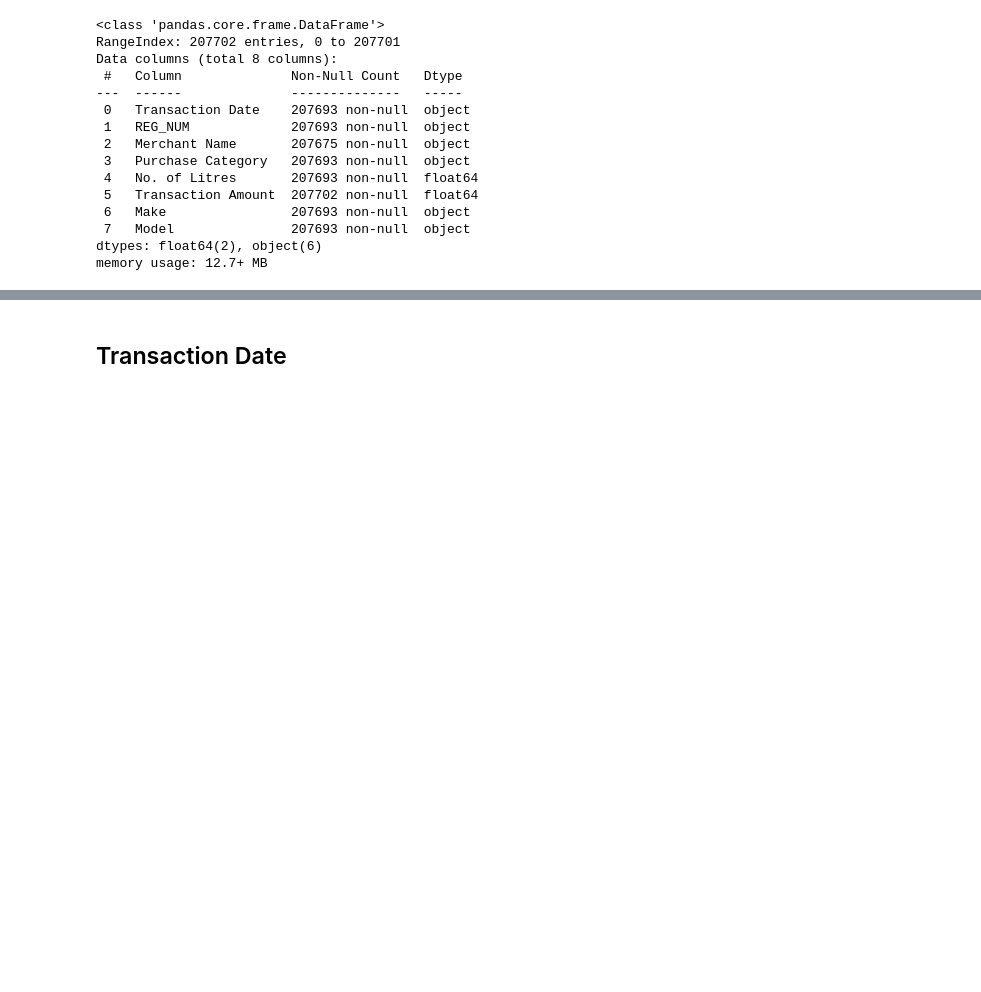
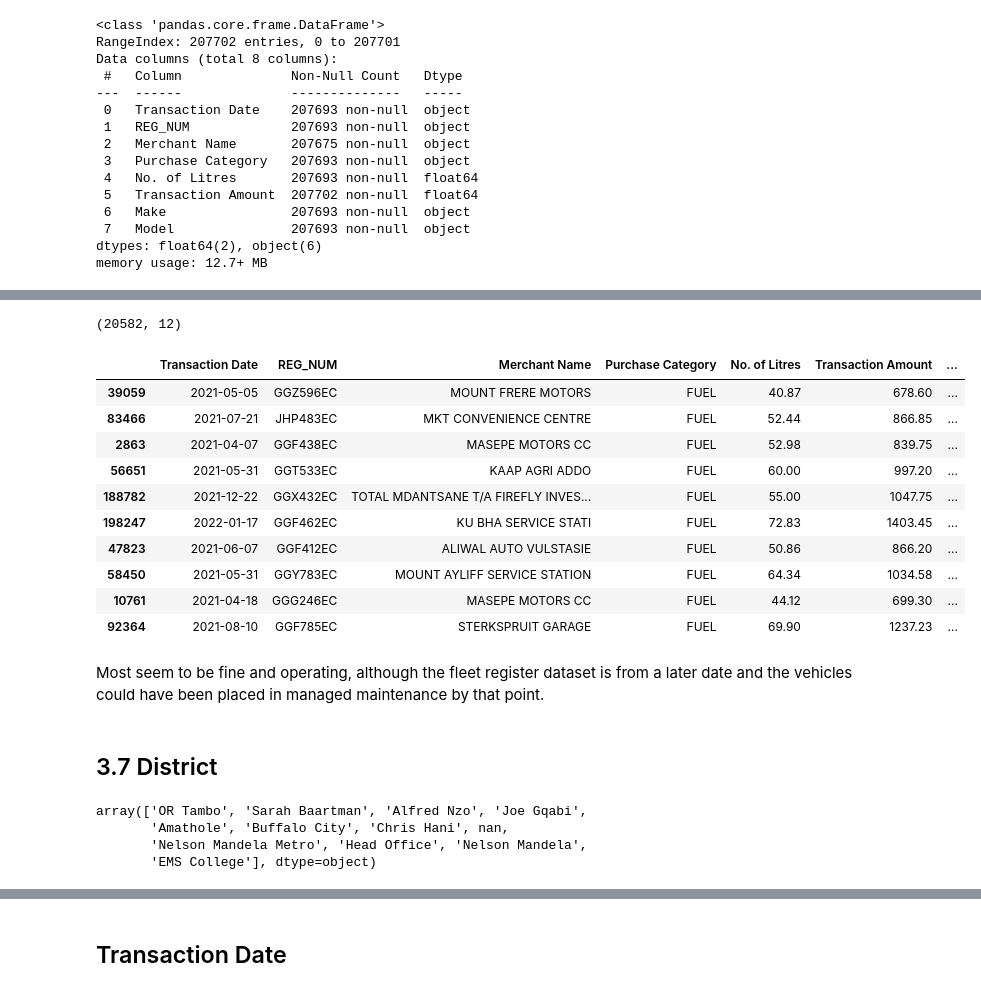
Before and after one commit to Jared-T/masters-dissertation, a Jupyter notebook: notebooks/Final_Data_Prep.ipynb, the cells around one changed output, grey strips where cells are left out. Drawn from its saved outputs; the diff is of its cells as text; code cells hidden in the pictures; blank space fills up the shorter version.

```diff
--- a/notebooks/Final_Data_Prep.ipynb
+++ b/notebooks/Final_Data_Prep.ipynb
@@ -42,0 +269,3 @@ memory usage: 12.7+ MB
+# %%
+# Remove the purchase category column
+clean_data = clean_data.drop(columns=['Purchase Category'])
@@ -42,0 +318,21 @@ memory usage: 12.7+ MB
+# %%
+# Extract unique merchant names
+unique_names = clean_data['Merchant Name'].unique()
+
+# Remove null values
+unique_names = unique_names[~pd.isnull(unique_names)]
+
+# Dictionary to hold each name and its similar names
+similar_names_dict = {}
+
+# Iterate over each unique name
+for name in unique_names:
+    # Find similar names
+    similar_names = find_similar_names(name, unique_names)
+    # Store in the dictionary
+    similar_names_dict[name] = similar_names
+
+# Print the results, excluding exact matches
+for name, similarities in similar_names_dict.items():
+    if similarities:  # Only print if there are non-exact matches
+        print(f"{name}: {similarities}")
@@ -42,0 +357,9 @@ memory usage: 12.7+ MB
+# %%
+# Consolidate similar names into a single representative name for each group
+names_map = consolidate_names(similar_names_dict)
+
+# Replace names in the DataFrame
+clean_data = replace_names(clean_data, names_map)
+
+# View the replaced DataFrame
+clean_data.head()
@@ -42,0 +401,3 @@ memory usage: 12.7+ MB
+# %%
+# Trim the white space from the end of the Department values
+clean_data['DEPARTMENT'] = clean_data['DEPARTMENT'].str.strip()
@@ -42,0 +427,32 @@ memory usage: 12.7+ MB
+# %%
+# Check how many transactions were for the 'MANAGED MAINTENANCE' rate card category
+clean_data[clean_data['RATE CARD CATEGORY'] == 'MANAGED MAINTENANCE'].shape
+# %% [output]
+(20582, 12)
+# %%
+# Select a few random transactions for the managed maintenance rate card category
+clean_data[clean_data['RATE CARD CATEGORY'] == 'MANAGED MAINTENANCE'].sample(10)
+# %% [output]
+|  | Transaction Date | REG_NUM | Merchant Name | Purchase Category | No. of Litres | Transaction Amount | ... |
+| 39059 | 2021-05-05 | GGZ596EC | MOUNT FRERE MOTORS | FUEL | 40.87 | 678.60 | ... |
+| 83466 | 2021-07-21 | JHP483EC | MKT CONVENIENCE CENTRE | FUEL | 52.44 | 866.85 | ... |
+| 2863 | 2021-04-07 | GGF438EC | MASEPE MOTORS CC | FUEL | 52.98 | 839.75 | ... |
+| 56651 | 2021-05-31 | GGT533EC | KAAP AGRI ADDO | FUEL | 60.00 | 997.20 | ... |
+| 188782 | 2021-12-22 | GGX432EC | TOTAL MDANTSANE T/A FIREFLY INVES... | FUEL | 55.00 | 1047.75 | ... |
+| 198247 | 2022-01-17 | GGF462EC | KU BHA SERVICE STATI | FUEL | 72.83 | 1403.45 | ... |
+| 47823 | 2021-06-07 | GGF412EC | ALIWAL AUTO VULSTASIE | FUEL | 50.86 | 866.20 | ... |
+| 58450 | 2021-05-31 | GGY783EC | MOUNT AYLIFF SERVICE STATION | FUEL | 64.34 | 1034.58 | ... |
+| 10761 | 2021-04-18 | GGG246EC | MASEPE MOTORS CC | FUEL | 44.12 | 699.30 | ... |
+| 92364 | 2021-08-10 | GGF785EC | STERKSPRUIT GARAGE | FUEL | 69.90 | 1237.23 | ... |
+# %% [markdown]
+Most seem to be fine and operating, although the fleet register dataset is from a later date and the vehicles could have been placed in managed maintenance by that point.
+# %% [markdown]
+## 3.7 District
+# %%
+# Display all unique District values
+clean_data['District'].unique()
+# %% [output]
+array(['OR Tambo', 'Sarah Baartman', 'Alfred Nzo', 'Joe Gqabi',
+       'Amathole', 'Buffalo City', 'Chris Hani', nan,
+       'Nelson Mandela Metro', 'Head Office', 'Nelson Mandela',
+       'EMS College'], dtype=object)
```
Also changed, not shown: parts of 58 cells of this notebook, 1 other file.
